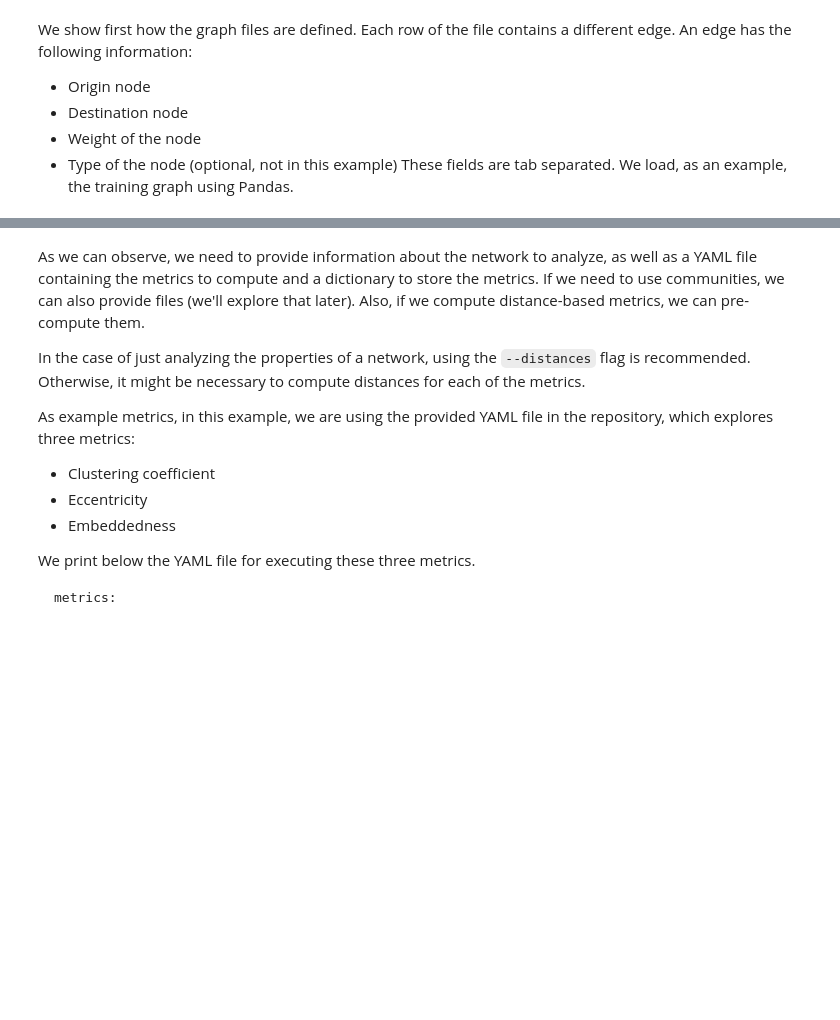
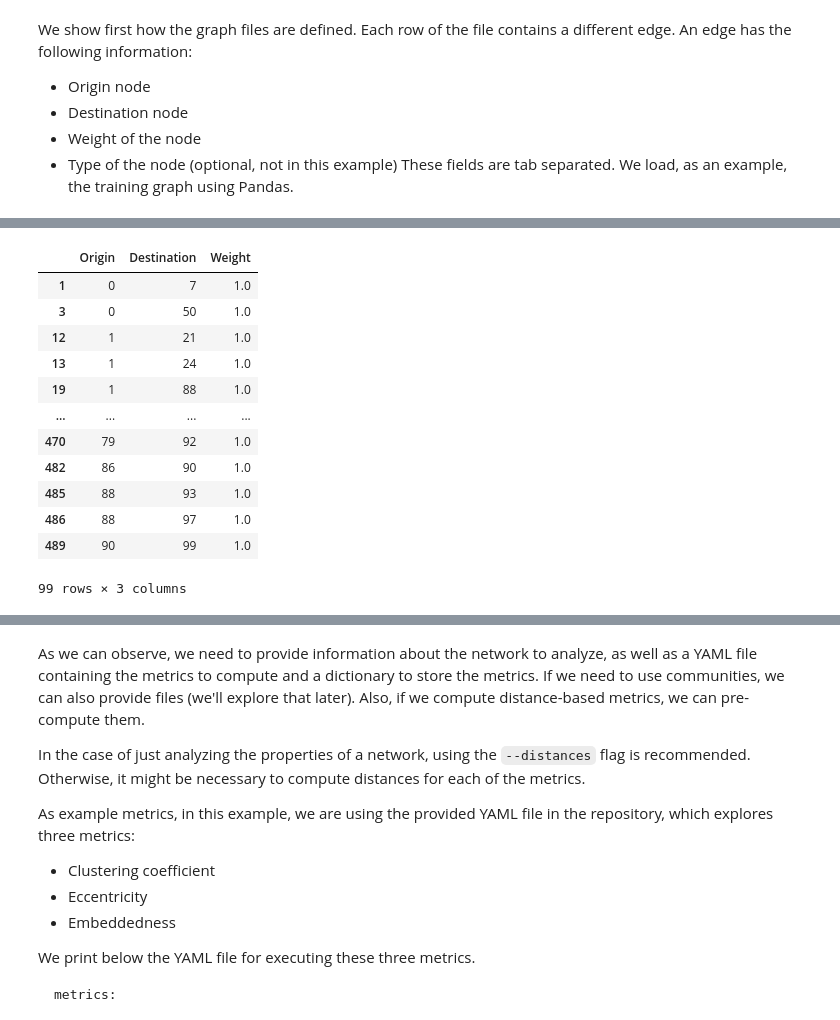
Before and after one commit to ir-uam/RELISON, a Jupyter notebook: RELISON_tutorial.ipynb, the cells around one changed output, grey strips where cells are left out. Drawn from its saved outputs; the diff is of its cells as text; code cells hidden in the pictures; blank space fills up the shorter version.

```diff
--- a/RELISON_tutorial.ipynb
+++ b/RELISON_tutorial.ipynb
@@ -85,0 +170,16 @@ pd.read_csv(train_graph, delimiter='\t', names=["origin","dest","weight"])
+# %%
+test
+# %% [output]
+|  | Origin | Destination | Weight |
+| 1 | 0 | 7 | 1.0 |
+| 3 | 0 | 50 | 1.0 |
+| 12 | 1 | 21 | 1.0 |
+| 13 | 1 | 24 | 1.0 |
+| 19 | 1 | 88 | 1.0 |
+| ... | ... | ... | ... |
+| 470 | 79 | 92 | 1.0 |
+| 482 | 86 | 90 | 1.0 |
+| 485 | 88 | 93 | 1.0 |
+| 486 | 88 | 97 | 1.0 |
+| 489 | 90 | 99 | 1.0 |
+99 rows × 3 columns
```
Also changed, not shown: parts of 49 cells of this notebook.
